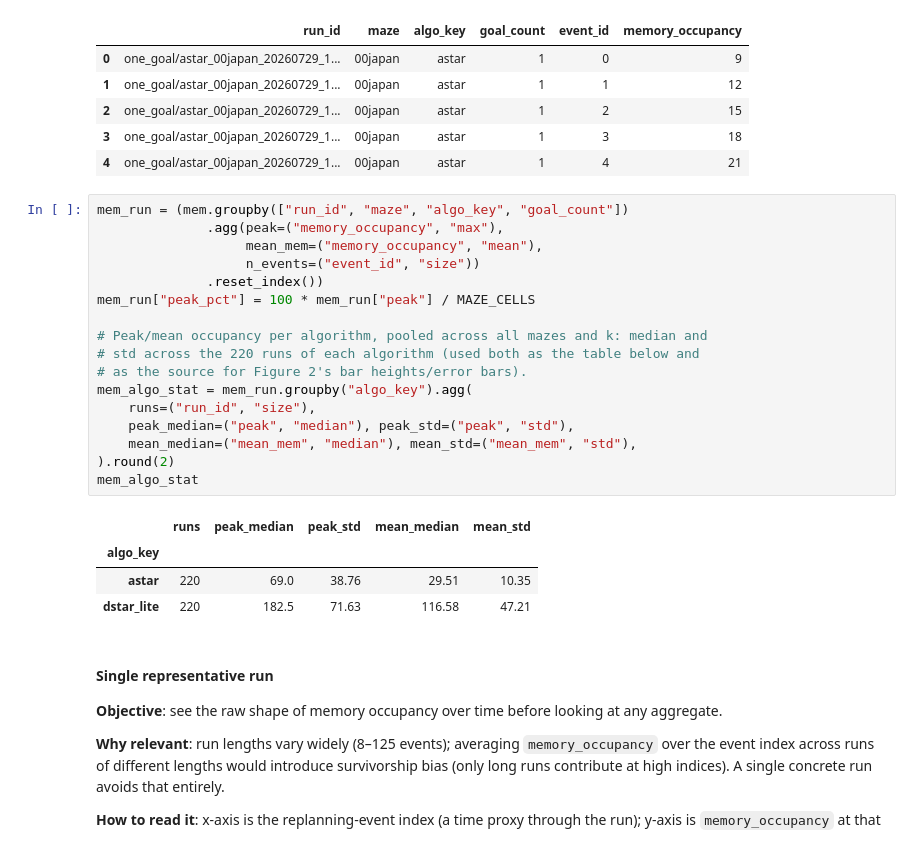
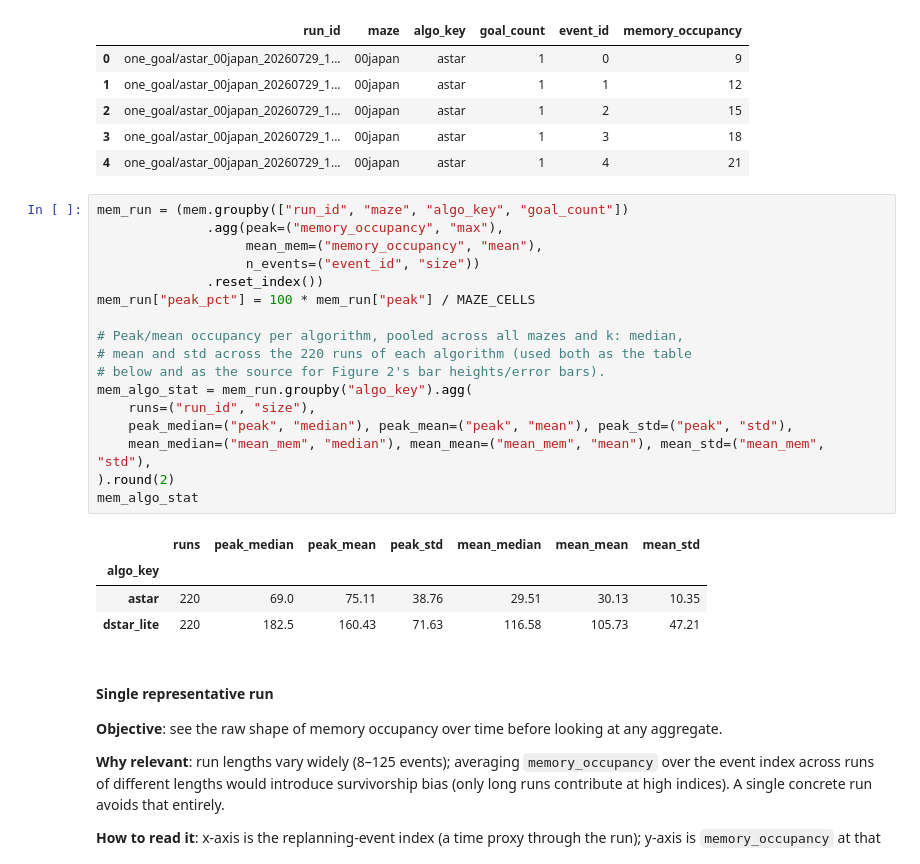
Before and after one commit to FrancescoGuarda/Rob-26-MazeSolver, a Jupyter notebook: notebooks/data_analysis.ipynb, the cells around one changed output. Drawn from its saved outputs; the diff is of its cells as text.

Commit message:
updated `data_analysis` and forged new figure

```diff
--- a/notebooks/data_analysis.ipynb
+++ b/notebooks/data_analysis.ipynb
@@ -423,25 +423,25 @@ memory events: 18176  |  runs: 440
 # %%
 mem_run = (mem.groupby(["run_id", "maze", "algo_key", "goal_count"])
               .agg(peak=("memory_occupancy", "max"),
                    mean_mem=("memory_occupancy", "mean"),
                    n_events=("event_id", "size"))
               .reset_index())
 mem_run["peak_pct"] = 100 * mem_run["peak"] / MAZE_CELLS
 
-# Peak/mean occupancy per algorithm, pooled across all mazes and k: median and
-# std across the 220 runs of each algorithm (used both as the table below and
-# as the source for Figure 2's bar heights/error bars).
+# Peak/mean occupancy per algorithm, pooled across all mazes and k: median,
+# mean and std across the 220 runs of each algorithm (used both as the table
+# below and as the source for Figure 2's bar heights/error bars).
 mem_algo_stat = mem_run.groupby("algo_key").agg(
     runs=("run_id", "size"),
-    peak_median=("peak", "median"), peak_std=("peak", "std"),
-    mean_median=("mean_mem", "median"), mean_std=("mean_mem", "std"),
+    peak_median=("peak", "median"), peak_mean=("peak", "mean"), peak_std=("peak", "std"),
+    mean_median=("mean_mem", "median"), mean_mean=("mean_mem", "mean"), mean_std=("mean_mem", "std"),
 ).round(2)
 mem_algo_stat
 # %% [output]
-|  | runs | peak_median | peak_std | mean_median | mean_std |
-| algo_key |  |  |  |  |  |
-| astar | 220 | 69.0 | 38.76 | 29.51 | 10.35 |
-| dstar_lite | 220 | 182.5 | 71.63 | 116.58 | 47.21 |
+|  | runs | peak_median | peak_mean | peak_std | mean_median | mean_mean | mean_std |
+| algo_key |  |  |  |  |  |  |  |
+| astar | 220 | 69.0 | 75.11 | 38.76 | 29.51 | 30.13 | 10.35 |
+| dstar_lite | 220 | 182.5 | 160.43 | 71.63 | 116.58 | 105.73 | 47.21 |
 # %% [markdown]
 #### Single representative run
 
```
Also changed, not shown: parts of 3 cells of this notebook, 1 other file.
